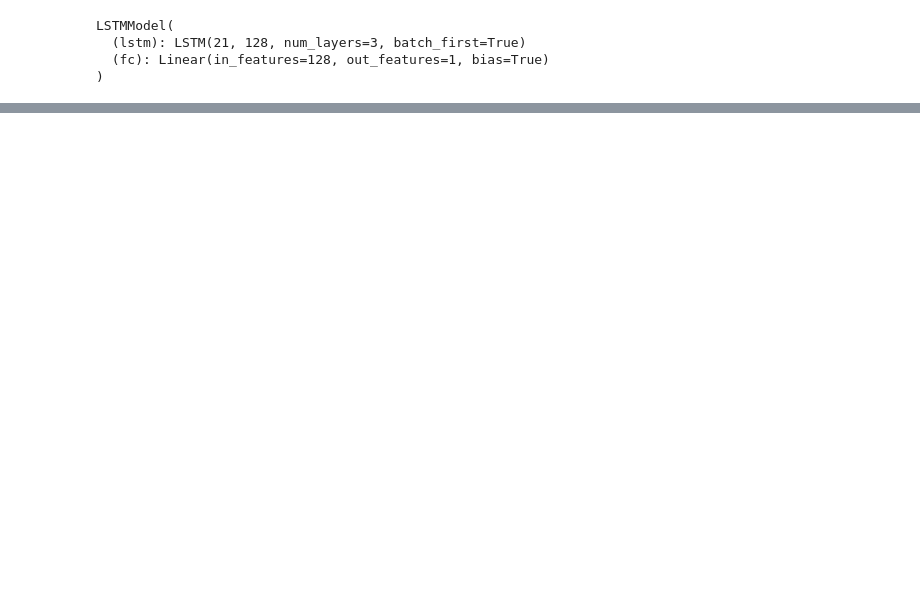
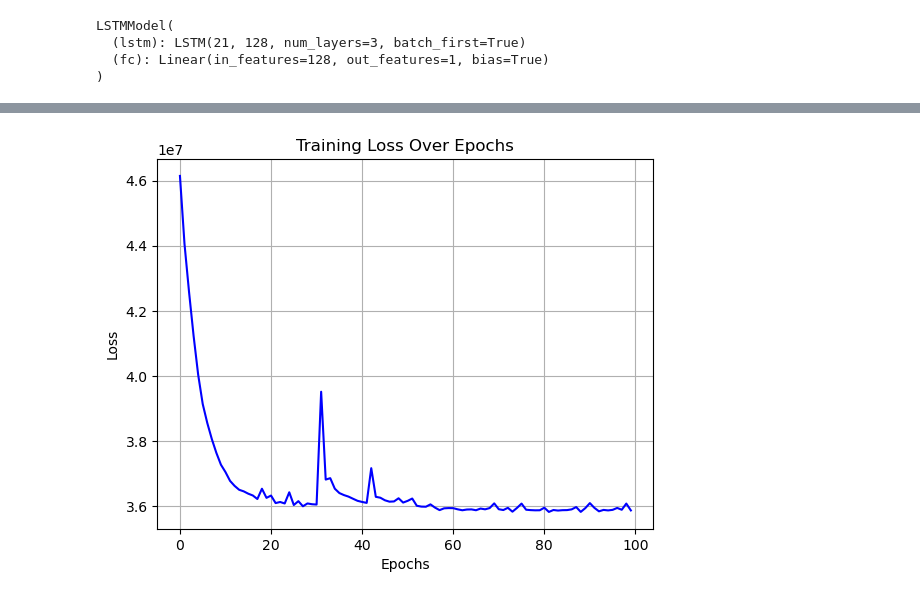
Before and after one commit to jiarui0000/COMS6998, a Jupyter notebook: sentiment_analysis/lstm_estimation.ipynb, the cells around one changed output, grey strips where cells are left out. Cells and saved outputs as stored; diff of their text form; code cells hidden in the pictures; blank space fills up the shorter version.

Commit message:
lstm. fits appl extremely well. dam for others

```diff
--- a/sentiment_analysis/lstm_estimation.ipynb
+++ b/sentiment_analysis/lstm_estimation.ipynb
@@ -40,14 +40,32 @@ import pandas as pd
 from torch.utils.data import TensorDataset, DataLoader
 dfs = []
 labels = []
+pdf = pd.DataFrame()
 for company in ['AAPL', 'AMD', 'AMZN', 'ASML','CSCO']:
     df_numerical = pd.read_csv('../dataset_transcript/EPS/'+company+'_EPS.csv')
     df_textural = pd.read_csv('../dataset_transcript/Transcripts/'+company+'_sentiment.csv')
     df_result = pd.read_csv('../dataset_transcript/Stock Values and Sector Index/'+company+'.csv')
-    df_combined = pd.merge(df_result, df_textural, how="left", on=["Date"])
-    df_combined = pd.merge(df_combined, df_numerical, how="left", on=["Date"])
+    df_numerical['Date'] = pd.to_datetime(df_numerical['Date'])
+    df_textural['Date'] = pd.to_datetime(df_textural['Date'])
+    df_result['Date'] = pd.to_datetime(df_result['Date'])
+
+    df_combined = pd.merge(df_textural, df_numerical, how="left", on=["Date"])
+
+    mask = df_result['Date'].isin(df_combined['Date'])
+    indices_of_interest = df_result.index[mask]
+
+    previous_indices = indices_of_interest - 1
+    previous_indices = previous_indices[previous_indices >= 0]
+    df_previous = df_result.iloc[previous_indices].copy().reset_index(drop=True)
+    df_previous = df_previous.rename(columns={col: 'prev_' + col for col in df_previous.columns})
+    df_previous['Date'] = df_result.iloc[indices_of_interest].reset_index(drop=True)['Date']
+
+    df_combined = pd.merge(df_combined, df_previous, how="left", on=["Date"])
     df_combined.fillna(0, inplace = True)
-    df_combined=df_combined.drop(columns=['Fiscal Quarter End', 'Date'])
+
+    df_result = pd.merge(df_result, df_combined['Date'], how='right', on=["Date"])
+    df_combined=df_combined.drop(columns=['Fiscal Quarter End', 'Date', 'prev_Date'])
+    pdf=df_combined
     dfs.append(df_combined)
     labels.append(df_result['Close'])
 test_size = 1
@@ -59,9 +77,9 @@ test_features = torch.cat([torch.tensor(df.values).float() for df in dfs[-test_s
 test_labels = torch.cat([torch.tensor(label.values).float() for label in labels[-test_size:]])  # Similar handling for labels
 
 train_features = train_features.view(4, -1, 21)
-test_features = test_features.view(4, -1, 21)
+test_features = test_features.view(1, -1, 21)
 train_labels = train_labels.view(4, -1)
-test_labels = test_labels.view(4, -1)
+test_labels = test_labels.view(1, -1)
 
 # Create TensorDataset
 train_dataset = TensorDataset(train_features, train_labels)
@@ -71,3 +89,5 @@ test_dataset = TensorDataset(test_features, test_labels)
 # Here batch_size is 1 because each batch is already pre-prepared
 train_loader = DataLoader(train_dataset, batch_size=1, shuffle=True)  # Shuffling batches, not within batches
 test_loader = DataLoader(test_dataset, batch_size=1, shuffle=True)  # Shuffling batches, not within batches
+
+pdf.head()
@@ -119,0 +155,5 @@ def train_model(loader, model, optimizer, criterion, epochs):
+# %%
+criterion = nn.MSELoss()
+optimizer = torch.optim.Adam(lstm_model.parameters(), lr=1e-2)
+train_model(train_loader, lstm_model, optimizer, criterion, epochs=100)
+# %% [output]
@@ -120,3 +170,4 @@ def train_model(loader, model, optimizer, criterion, epochs):
+[figure, added]
 # %%
 criterion = nn.MSELoss()
 optimizer = torch.optim.Adam(lstm_model.parameters(), lr=1e-3)
```
Also changed, not shown: parts of 7 cells of this notebook.
